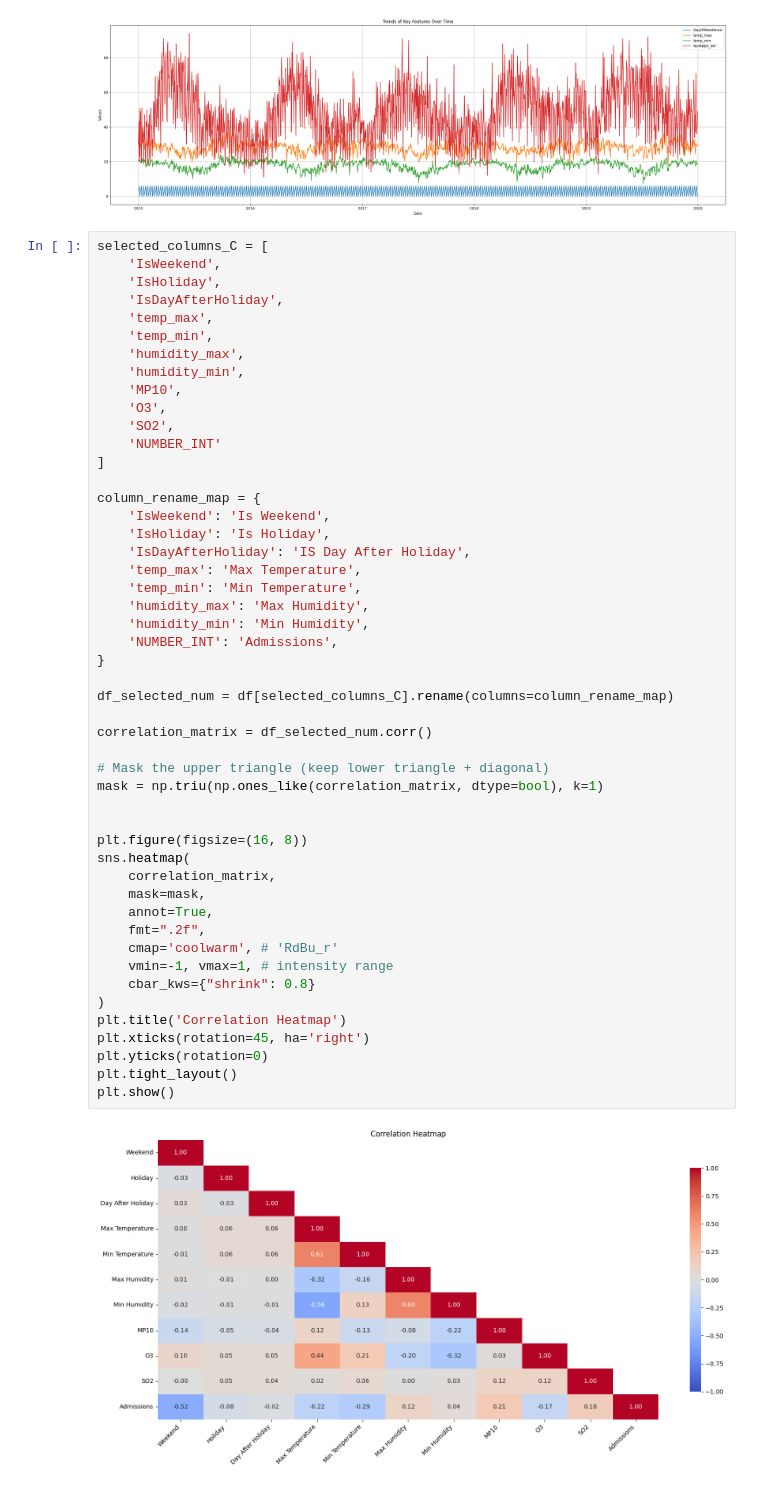
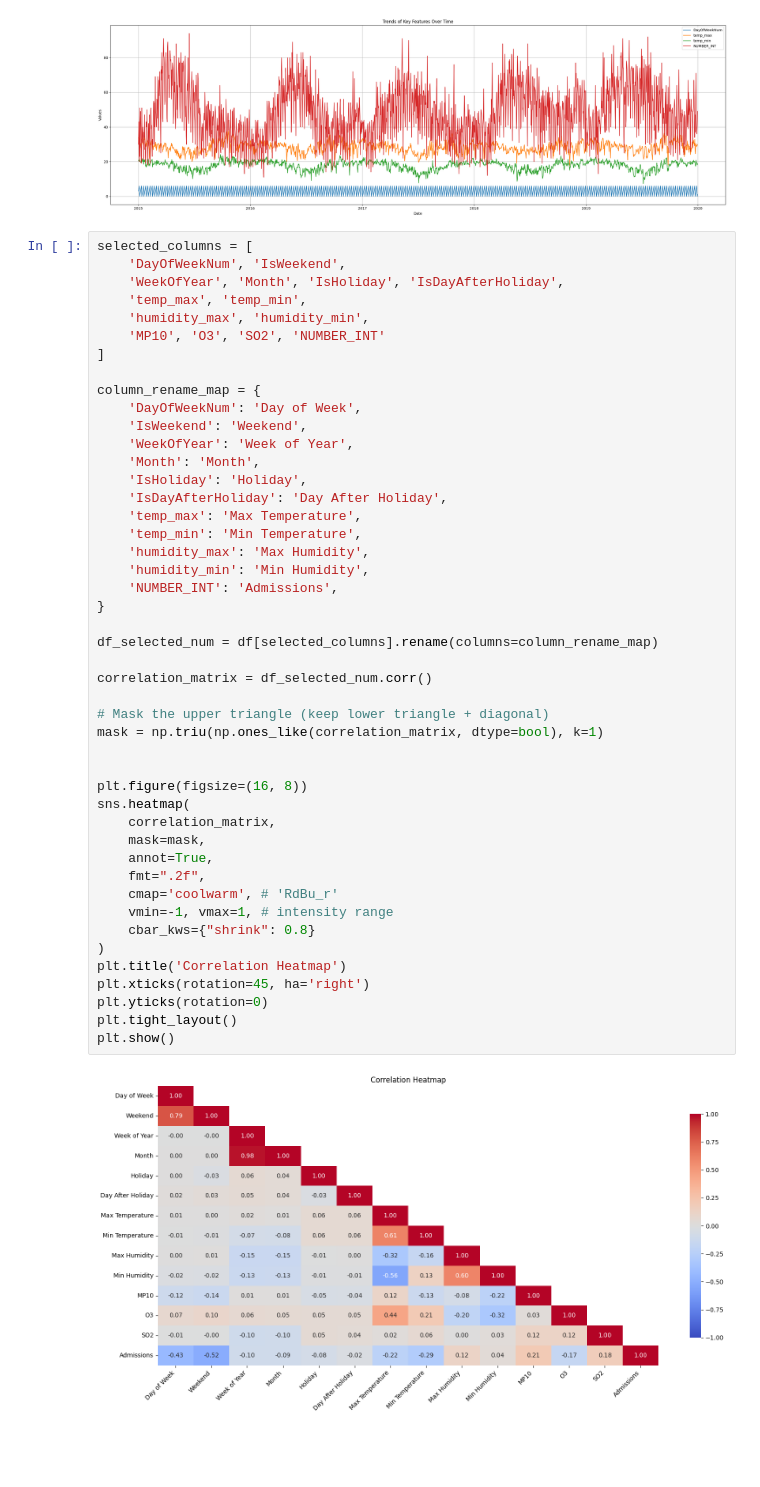
Before and after one commit to Oak10/hospital-adm-pw-rel, a Jupyter notebook: minas_gerais/belo_horizonte/station_amazonas/0_1_amazonas_data_view.ipynb, the cells around one changed output. Drawn from its saved outputs; the diff is of its cells as text; blank space fills up the shorter version.

```diff
--- a/minas_gerais/belo_horizonte/station_amazonas/0_1_amazonas_data_view.ipynb
+++ b/minas_gerais/belo_horizonte/station_amazonas/0_1_amazonas_data_view.ipynb
@@ -426,53 +425,50 @@ plt.show()
 # %% [output]
 [figure]
 # %%
-selected_columns_C = [
-    'IsWeekend',
-    'IsHoliday',
-    'IsDayAfterHoliday',
-    'temp_max',
-    'temp_min',
-    'humidity_max',
-    'humidity_min',
-    'MP10',
-    'O3',
-    'SO2',
-    'NUMBER_INT'
+selected_columns = [
+    'DayOfWeekNum', 'IsWeekend',
+    'WeekOfYear', 'Month', 'IsHoliday', 'IsDayAfterHoliday',
+    'temp_max', 'temp_min',
+    'humidity_max', 'humidity_min',
+    'MP10', 'O3', 'SO2', 'NUMBER_INT'
 ]
 
 column_rename_map = {
-    'IsWeekend': 'Is Weekend',
-    'IsHoliday': 'Is Holiday',
-    'IsDayAfterHoliday': 'IS Day After Holiday',
+    'DayOfWeekNum': 'Day of Week',
+    'IsWeekend': 'Weekend',
+    'WeekOfYear': 'Week of Year',
+    'Month': 'Month',
+    'IsHoliday': 'Holiday',
+    'IsDayAfterHoliday': 'Day After Holiday',
     'temp_max': 'Max Temperature',
     'temp_min': 'Min Temperature',
     'humidity_max': 'Max Humidity',
     'humidity_min': 'Min Humidity',
     'NUMBER_INT': 'Admissions',
 }
 
-df_selected_num = df[selected_columns_C].rename(columns=column_rename_map)
+df_selected_num = df[selected_columns].rename(columns=column_rename_map)
 
 correlation_matrix = df_selected_num.corr()
 
 # Mask the upper triangle (keep lower triangle + diagonal)
 mask = np.triu(np.ones_like(correlation_matrix, dtype=bool), k=1)
 
 
 plt.figure(figsize=(16, 8))
 sns.heatmap(
     correlation_matrix,
     mask=mask,
     annot=True,
     fmt=".2f",
     cmap='coolwarm', # 'RdBu_r'
     vmin=-1, vmax=1, # intensity range
     cbar_kws={"shrink": 0.8}
 )
 plt.title('Correlation Heatmap')
 plt.xticks(rotation=45, ha='right')
 plt.yticks(rotation=0)
 plt.tight_layout()
 plt.show()
 # %% [output]
-[figure, old version]
+[figure, new version]
```
Also changed, not shown: parts of 1 cell of this notebook, 1 other file.
